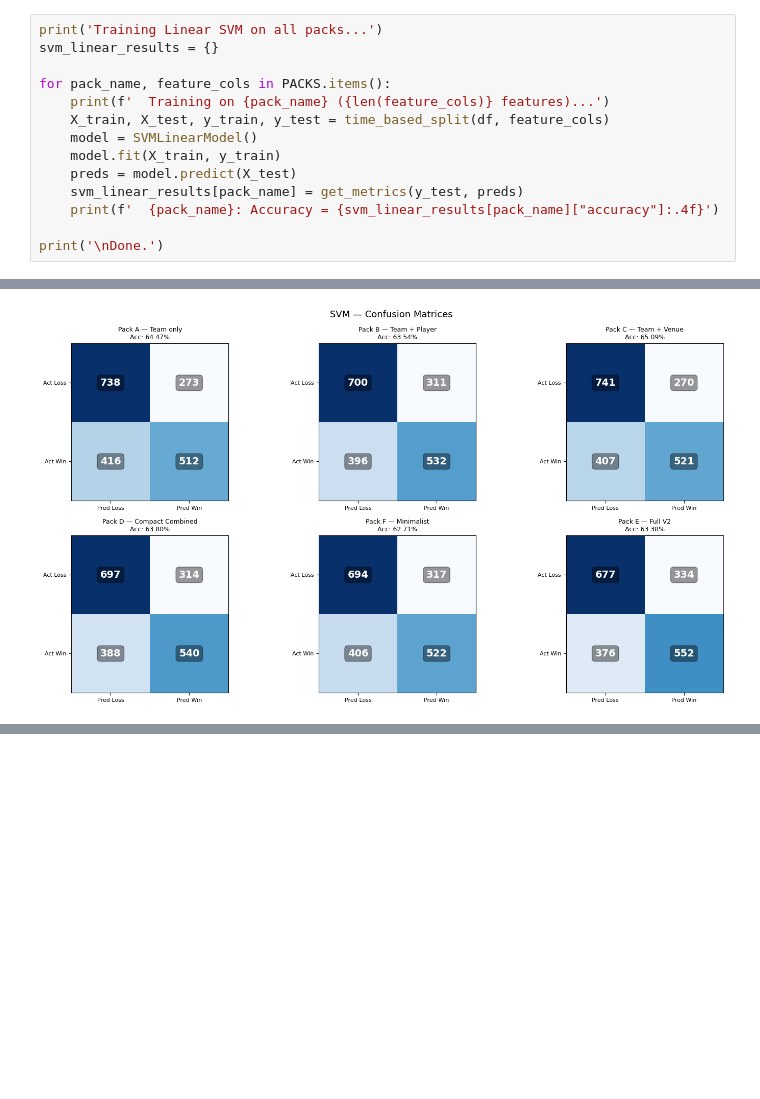
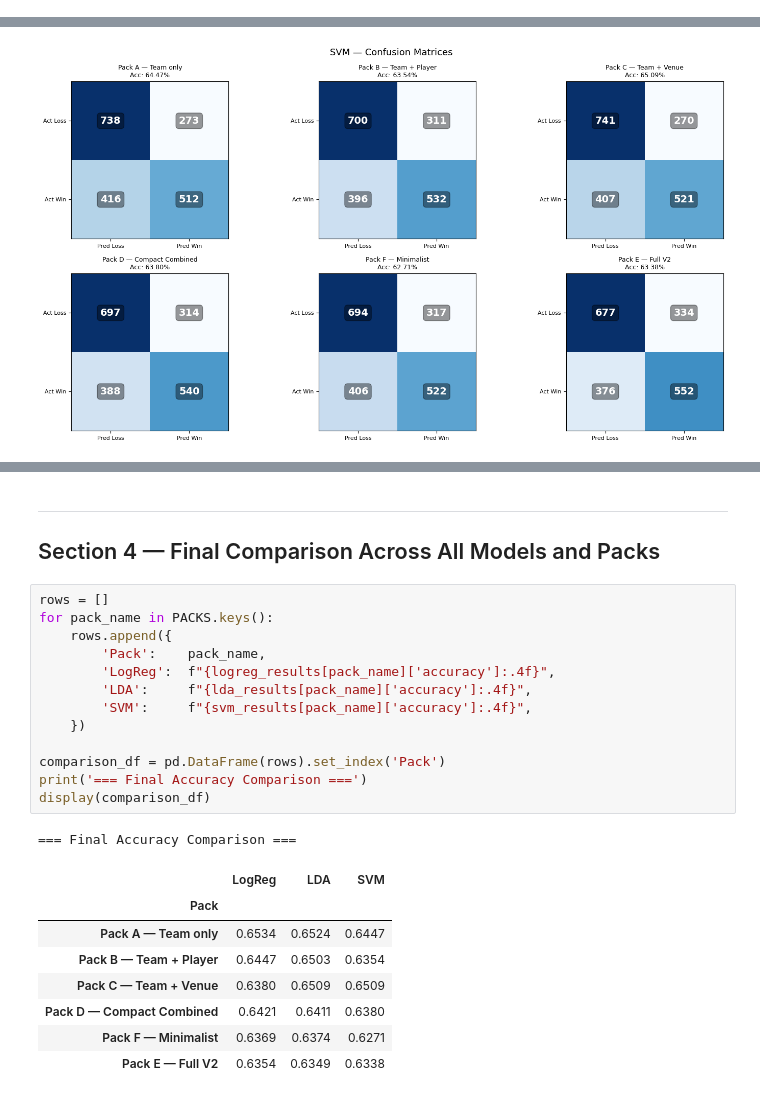
Before and after one commit to anandmukarung/cricket-predictability-study, a Jupyter notebook: notebooks/Cricket Prediction.ipynb, the cells around one changed output, grey strips where cells are left out. Drawn from its saved outputs; the diff is of its cells as text; blank space fills up the shorter version.

```diff
--- a/notebooks/Cricket Prediction.ipynb
+++ b/notebooks/Cricket Prediction.ipynb
@@ -311,14 +294,0 @@ plot_confusion_matrices(lda_results, 'LDA')
-# %%
-print('Training Linear SVM on all packs...')
-svm_linear_results = {}
-
-for pack_name, feature_cols in PACKS.items():
-    print(f'  Training on {pack_name} ({len(feature_cols)} features)...')
-    X_train, X_test, y_train, y_test = time_based_split(df, feature_cols)
-    model = SVMLinearModel()
-    model.fit(X_train, y_train)
-    preds = model.predict(X_test)
-    svm_linear_results[pack_name] = get_metrics(y_test, preds)
-    print(f'  {pack_name}: Accuracy = {svm_linear_results[pack_name]["accuracy"]:.4f}')
-
-print('\nDone.')
@@ -704,0 +337,26 @@ plt.show()
+# %% [markdown]
+---
+## Section 4 — Final Comparison Across All Models and Packs
+# %%
+rows = []
+for pack_name in PACKS.keys():
+    rows.append({
+        'Pack':    pack_name,
+        'LogReg':  f"{logreg_results[pack_name]['accuracy']:.4f}",
+        'LDA':     f"{lda_results[pack_name]['accuracy']:.4f}",
+        'SVM':     f"{svm_results[pack_name]['accuracy']:.4f}",
+    })
+
+comparison_df = pd.DataFrame(rows).set_index('Pack')
+print('=== Final Accuracy Comparison ===')
+display(comparison_df)
+# %% [output]
+=== Final Accuracy Comparison ===
+|  | LogReg | LDA | SVM |
+| Pack |  |  |  |
+| Pack A — Team only | 0.6534 | 0.6524 | 0.6447 |
+| Pack B — Team + Player | 0.6447 | 0.6503 | 0.6354 |
+| Pack C — Team + Venue | 0.6380 | 0.6509 | 0.6509 |
+| Pack D — Compact Combined | 0.6421 | 0.6411 | 0.6380 |
+| Pack F — Minimalist | 0.6369 | 0.6374 | 0.6271 |
+| Pack E — Full V2 | 0.6354 | 0.6349 | 0.6338 |
```
Also changed, not shown: parts of 17 cells of this notebook.
